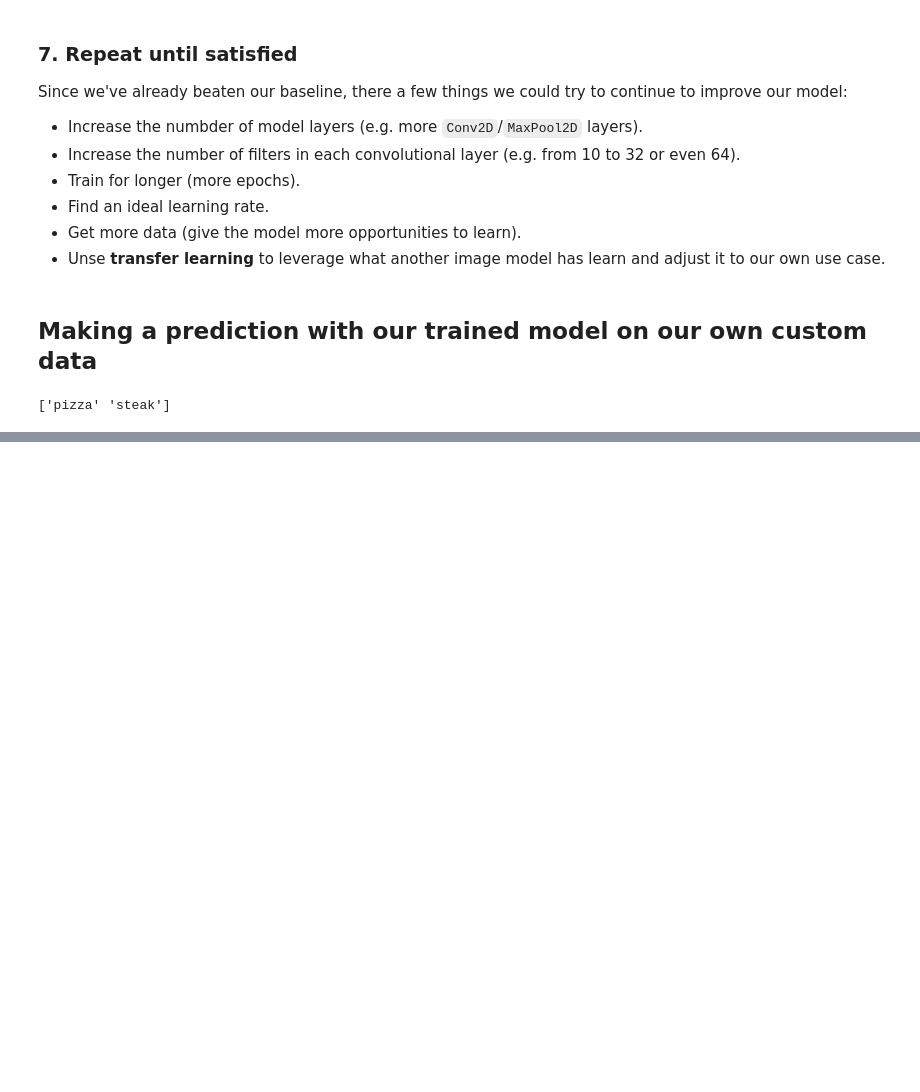
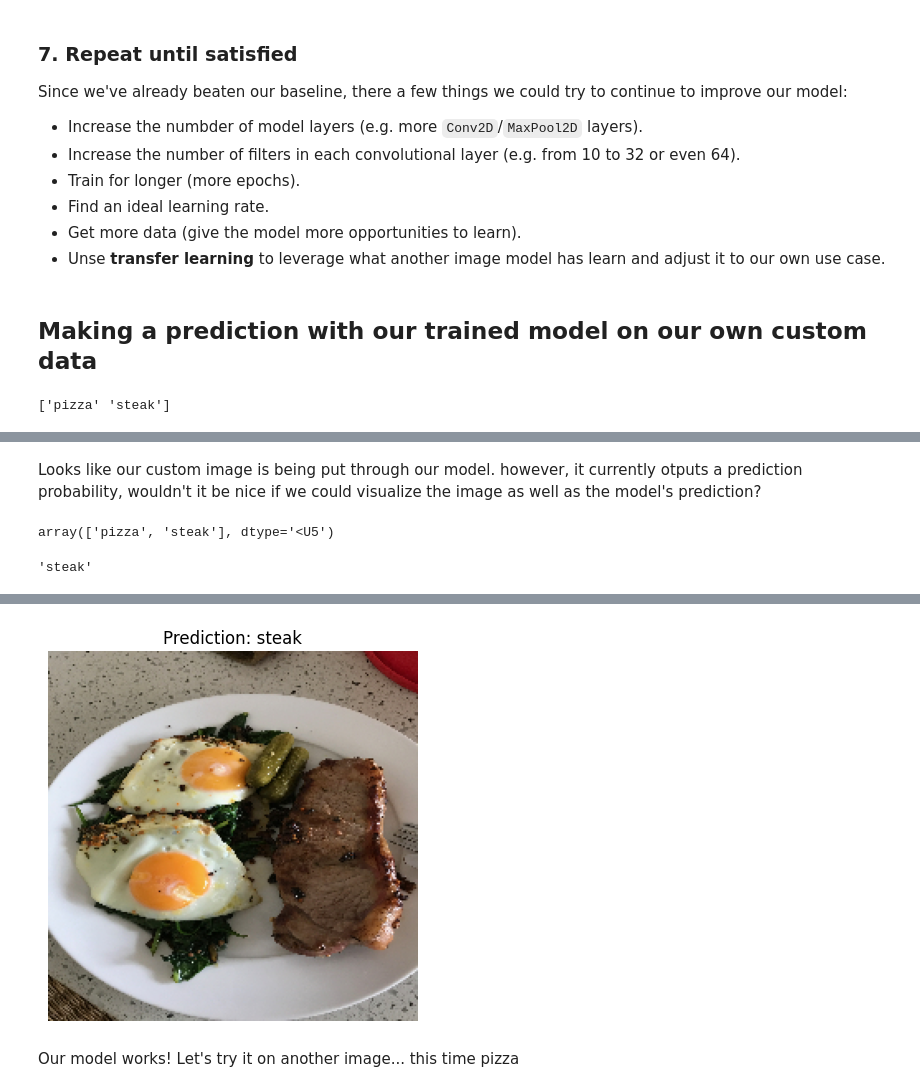
Before and after one commit to TalCordova/TensorFlow_Course, a Jupyter notebook: 03_convolutional_neural_networks_with_tensorflow.ipynb, the cells around one changed output, grey strips where cells are left out. Saved outputs shown, nothing was run; the diff lists cells and outputs as text; code cells hidden in the pictures; blank space fills up the shorter version.

```diff
--- a/03_convolutional_neural_networks_with_tensorflow.ipynb
+++ b/03_convolutional_neural_networks_with_tensorflow.ipynb
@@ -885,0 +883,19 @@ tf.config.list_physical_devices('GPU')
+# %%
+# Create a function to import an image and resize it to be able to be used in our model
+def load_and_prep_image(filename, img_shape = 224):
+    """
+    Reads an image from filename, turen it into a tensor and reshapes it to (ing_shape, img_shape, color_channels),
+    """
+    # Read the image
+    img = tf.io.read_file(filename)
+    # Decode the read file into a tensor
+    img = tf.image.decode_image(img)
+    # Resize the image
+    img = tf.image.resize(img, size = [img_shape, img_shape])
+    # Rescale the image (get all valued between 0 and 1)
+    img = img/255.
+    return img
+# %%
+# Load in and preprocess our image
+steak = load_and_prep_image('03-steak.jpeg')
+steak
@@ -885,0 +920,3 @@ tf.config.list_physical_devices('GPU')
+# %%
+pred = model_7.predict(tf.expand_dims(steak, axis = 0))
+pred
@@ -885,0 +926,35 @@ tf.config.list_physical_devices('GPU')
+# %% [markdown]
+Looks like our custom image is being put through our model. however, it currently otputs a prediction probability, wouldn't it be nice if we could visualize the image as well as the model's prediction?
+# %%
+# Remind ourselves of the class names
+class_names
+# %% [output]
+array(['pizza', 'steak'], dtype='<U5')
+# %%
+# We can index the predicted calss by rounding the prediction probability and indexing it on the class names
+pred_class = class_names[int(tf.round(pred))]
+pred_class
+# %% [output]
+'steak'
+# %%
+def pred_and_plot(model, filename, class_name = class_names):
+    """
+    Imports an image located at fileneame, makes a predictiob with model and plots the image with the predicted class as title
+    """
+
+    # Import the target image and preprocess it
+    img = load_and_prep_image(filename)
+
+    # Make a prediction
+    pred = model.predict(tf.expand_dims(img, axis = 0))
+
+    # Get the predicred class
+    pred_class = class_names[int(tf.round(pred))]
+
+    # Plot the image and predicted calss
+    plt.imshow(img)
+    plt.title(f"Prediction: {pred_class}")
+    plt.axis(False);
+# %%
+pred_and_plot(model_7, "03-steak.jpeg")
+# %% [output]
@@ -885,0 +962,3 @@ tf.config.list_physical_devices('GPU')
+[figure, added]
+# %% [markdown]
+Our model works! Let's try it on another image... this time pizza
```
Also changed, not shown: parts of 35 cells of this notebook.
